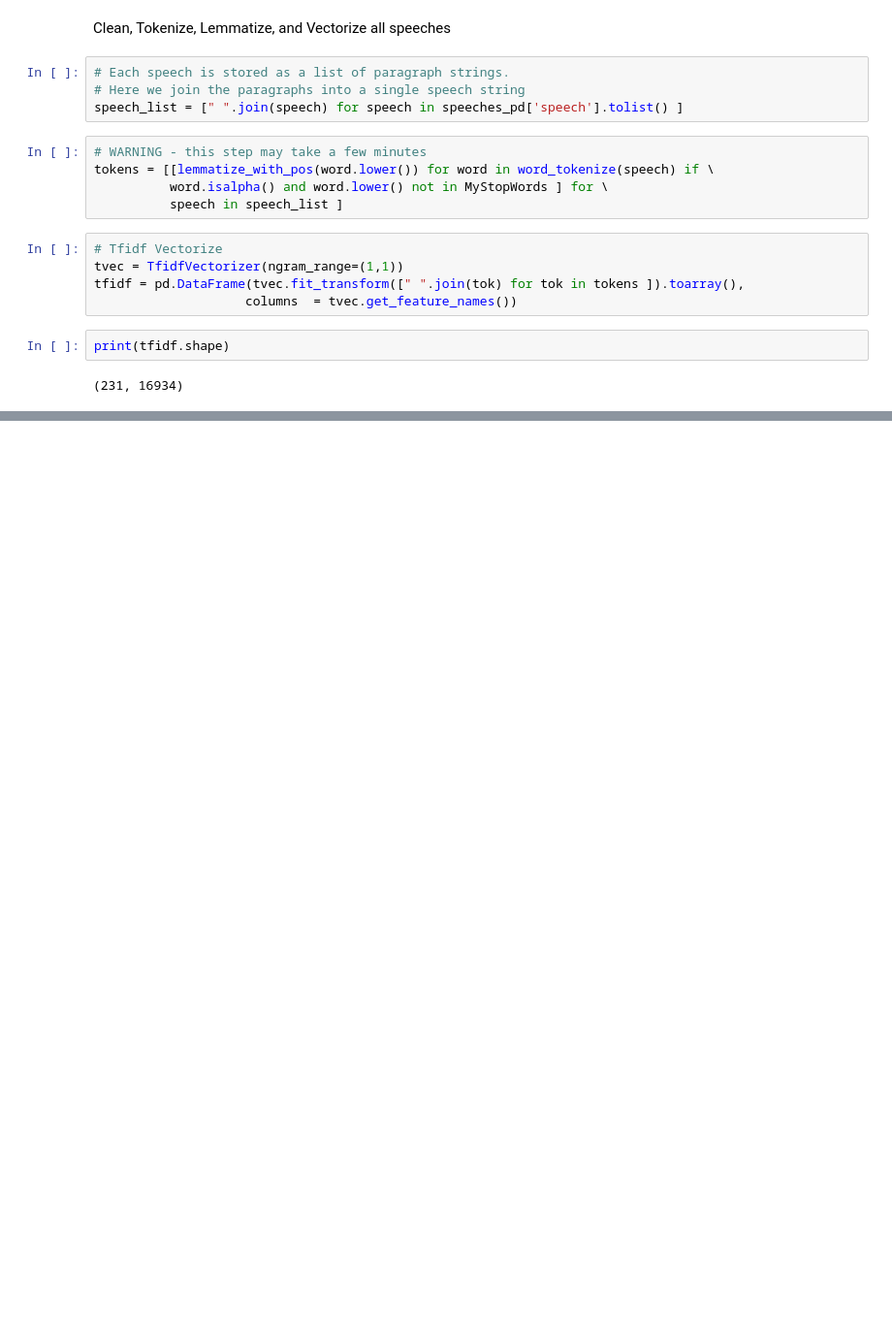
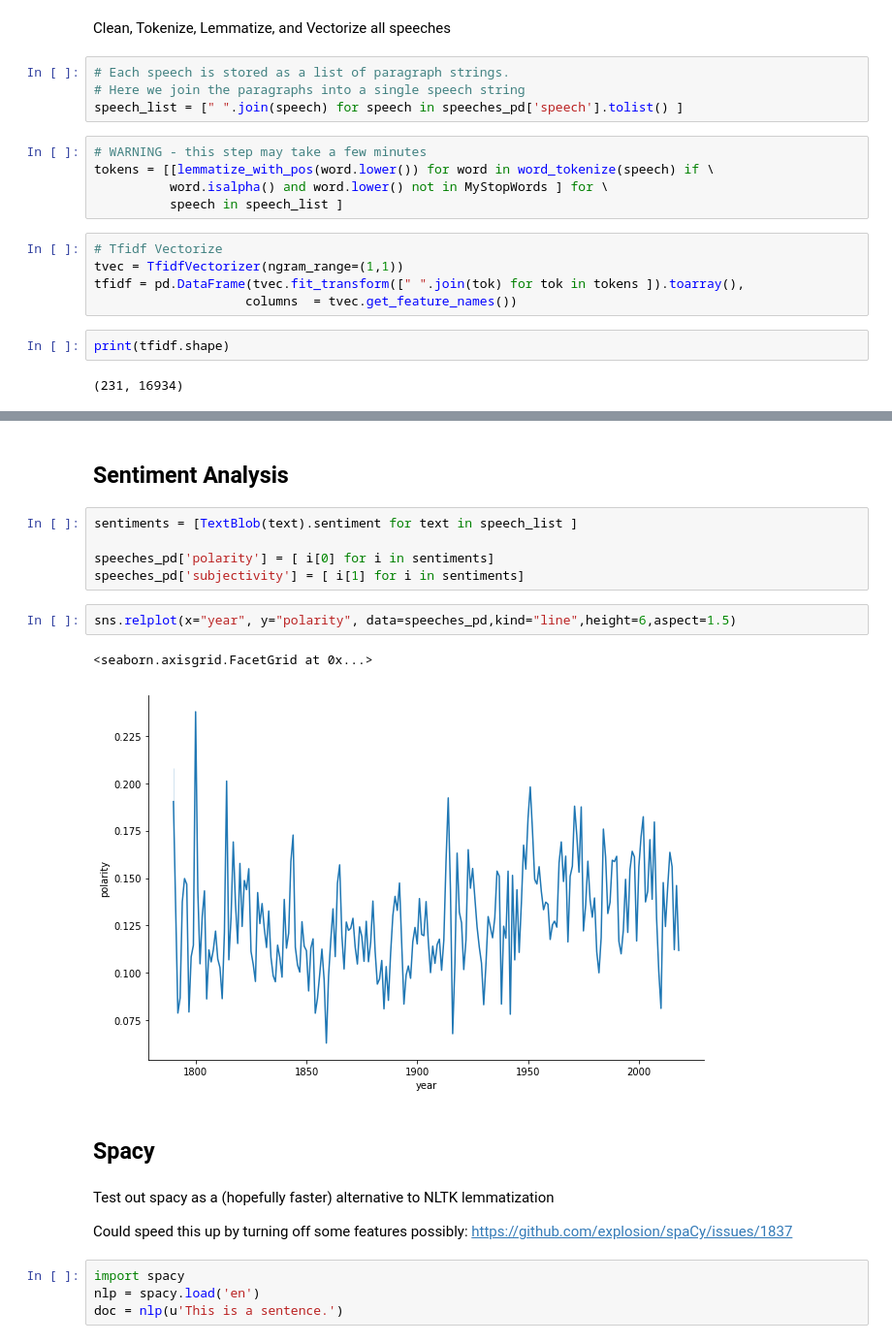
Before and after one commit to jessecambon/Data-Science-Sandbox, a Jupyter notebook: source/state_of_union_v2.ipynb, the cells around one changed output, grey strips where cells are left out. Shown: that part at 97% size. Drawn from its saved outputs; the diff is of its cells as text; blank space fills up the shorter version.

```diff
--- a/source/state_of_union_v2.ipynb
+++ b/source/state_of_union_v2.ipynb
@@ -164,0 +178,22 @@ Topic #7: state | may | government | public | great | year | interest | war | ma
+# %% [markdown]
+## Sentiment Analysis
+# %%
+sentiments = [TextBlob(text).sentiment for text in speech_list ]
+
+speeches_pd['polarity'] = [ i[0] for i in sentiments]
+speeches_pd['subjectivity'] = [ i[1] for i in sentiments]
+# %%
+sns.relplot(x="year", y="polarity", data=speeches_pd,kind="line",height=6,aspect=1.5)
+# %% [output]
+<seaborn.axisgrid.FacetGrid at 0x...>
+[figure, added]
+# %% [markdown]
+## Spacy
+# %% [markdown]
+Test out spacy as a (hopefully faster) alternative to NLTK lemmatization
+
+Could speed this up by turning off some features possibly: https://github.com/explosion/spaCy/issues/1837
+# %%
+import spacy
+nlp = spacy.load('en')
+doc = nlp(u'This is a sentence.')
```
Also changed, not shown: parts of 15 cells of this notebook, 1 other file.
